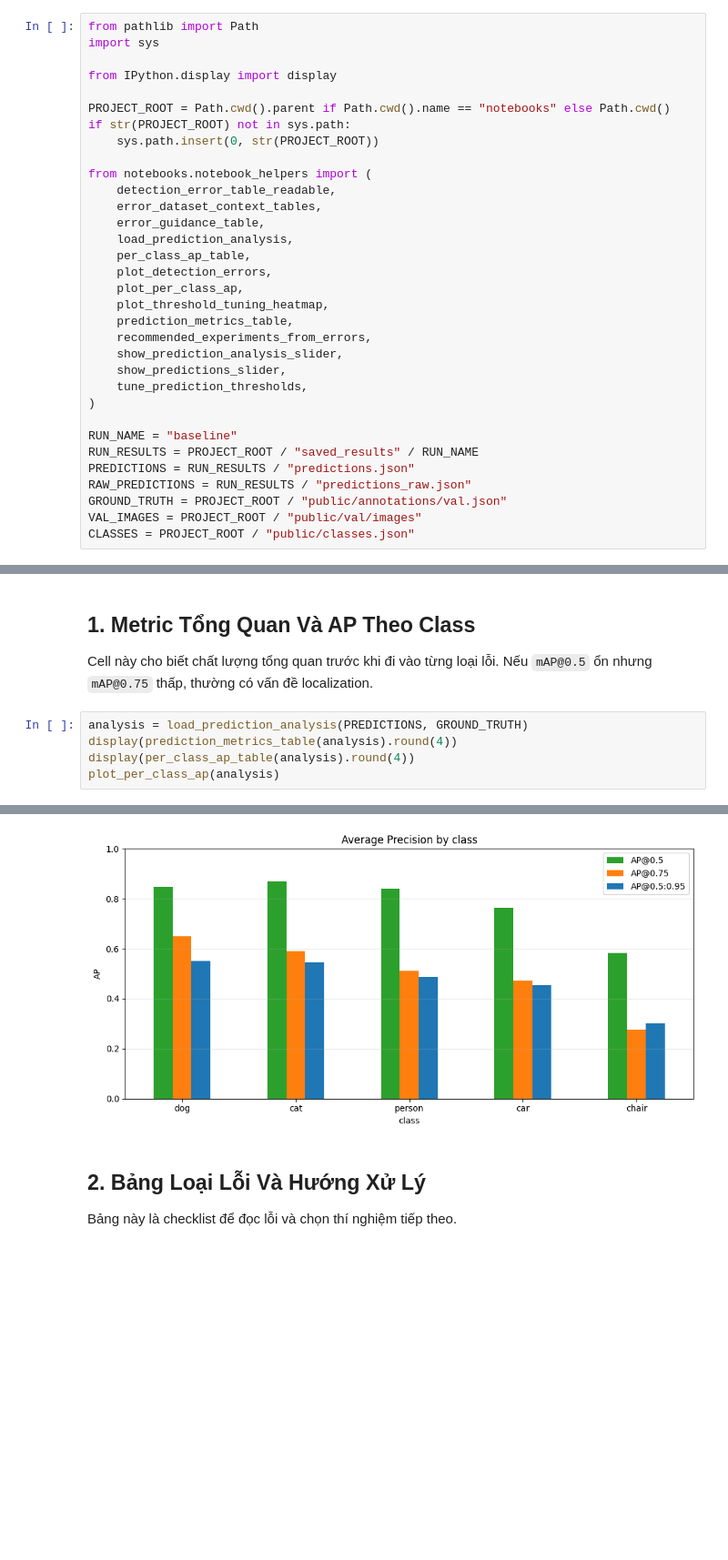
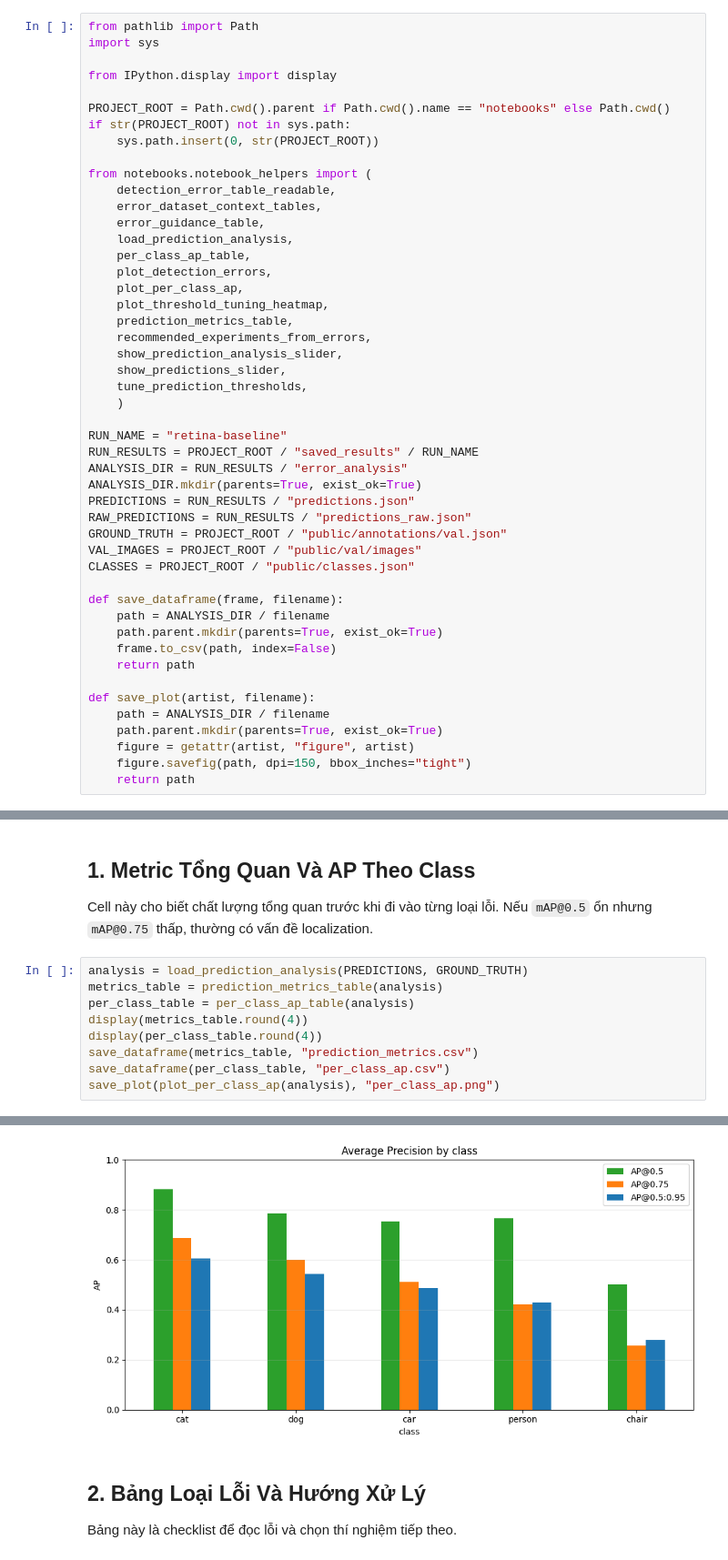
Before and after one commit to ngocbao220/IM-object-detection, a Jupyter notebook: notebooks/error_analysis.ipynb, the cells around one changed output, grey strips where cells are left out. Shown at 91% size. Cells and saved outputs as stored; diff of their text form; blank space fills up the shorter version.

```diff
--- a/notebooks/error_analysis.ipynb
+++ b/notebooks/error_analysis.ipynb
@@ -31,12 +31,27 @@ from notebooks.notebook_helpers import (
     show_prediction_analysis_slider,
     show_predictions_slider,
     tune_prediction_thresholds,
-)
+    )
 
-RUN_NAME = "baseline"
+RUN_NAME = "retina-baseline"
 RUN_RESULTS = PROJECT_ROOT / "saved_results" / RUN_NAME
+ANALYSIS_DIR = RUN_RESULTS / "error_analysis"
+ANALYSIS_DIR.mkdir(parents=True, exist_ok=True)
 PREDICTIONS = RUN_RESULTS / "predictions.json"
 RAW_PREDICTIONS = RUN_RESULTS / "predictions_raw.json"
 GROUND_TRUTH = PROJECT_ROOT / "public/annotations/val.json"
 VAL_IMAGES = PROJECT_ROOT / "public/val/images"
 CLASSES = PROJECT_ROOT / "public/classes.json"
+
+def save_dataframe(frame, filename):
+    path = ANALYSIS_DIR / filename
+    path.parent.mkdir(parents=True, exist_ok=True)
+    frame.to_csv(path, index=False)
+    return path
+
+def save_plot(artist, filename):
+    path = ANALYSIS_DIR / filename
+    path.parent.mkdir(parents=True, exist_ok=True)
+    figure = getattr(artist, "figure", artist)
+    figure.savefig(path, dpi=150, bbox_inches="tight")
+    return path
@@ -46,8 +83,12 @@ CLASSES = PROJECT_ROOT / "public/classes.json"
 Cell này cho biết chất lượng tổng quan trước khi đi vào từng loại lỗi. Nếu `mAP@0.5` ổn nhưng `mAP@0.75` thấp, thường có vấn đề localization.
 # %%
 analysis = load_prediction_analysis(PREDICTIONS, GROUND_TRUTH)
-display(prediction_metrics_table(analysis).round(4))
-display(per_class_ap_table(analysis).round(4))
-plot_per_class_ap(analysis)
+metrics_table = prediction_metrics_table(analysis)
+per_class_table = per_class_ap_table(analysis)
+display(metrics_table.round(4))
+display(per_class_table.round(4))
+save_dataframe(metrics_table, "prediction_metrics.csv")
+save_dataframe(per_class_table, "per_class_ap.csv")
+save_plot(plot_per_class_ap(analysis), "per_class_ap.png")
 # %% [output]
 |  | mAP@0.5 | mAP@0.75 | mAP@0.5:0.95 | precision | recall | ground_truth_boxes | predictions |
@@ -62,4 +103,4 @@ plot_per_class_ap(analysis)
-[figure, old version]
+[figure, new version]
 # %% [markdown]
 ## 2. Bảng Loại Lỗi Và Hướng Xử Lý
 
```
Also changed, not shown: parts of 8 cells of this notebook, 55 other files.
